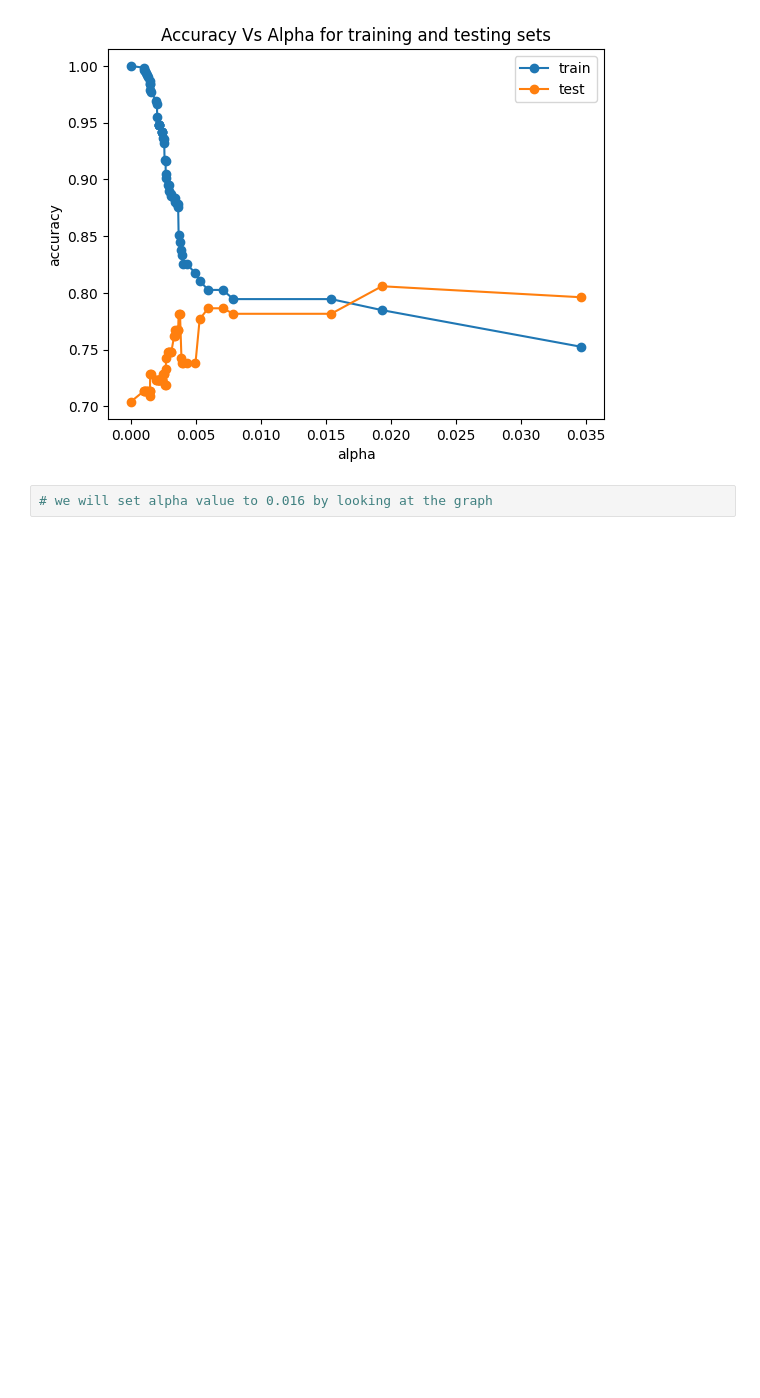
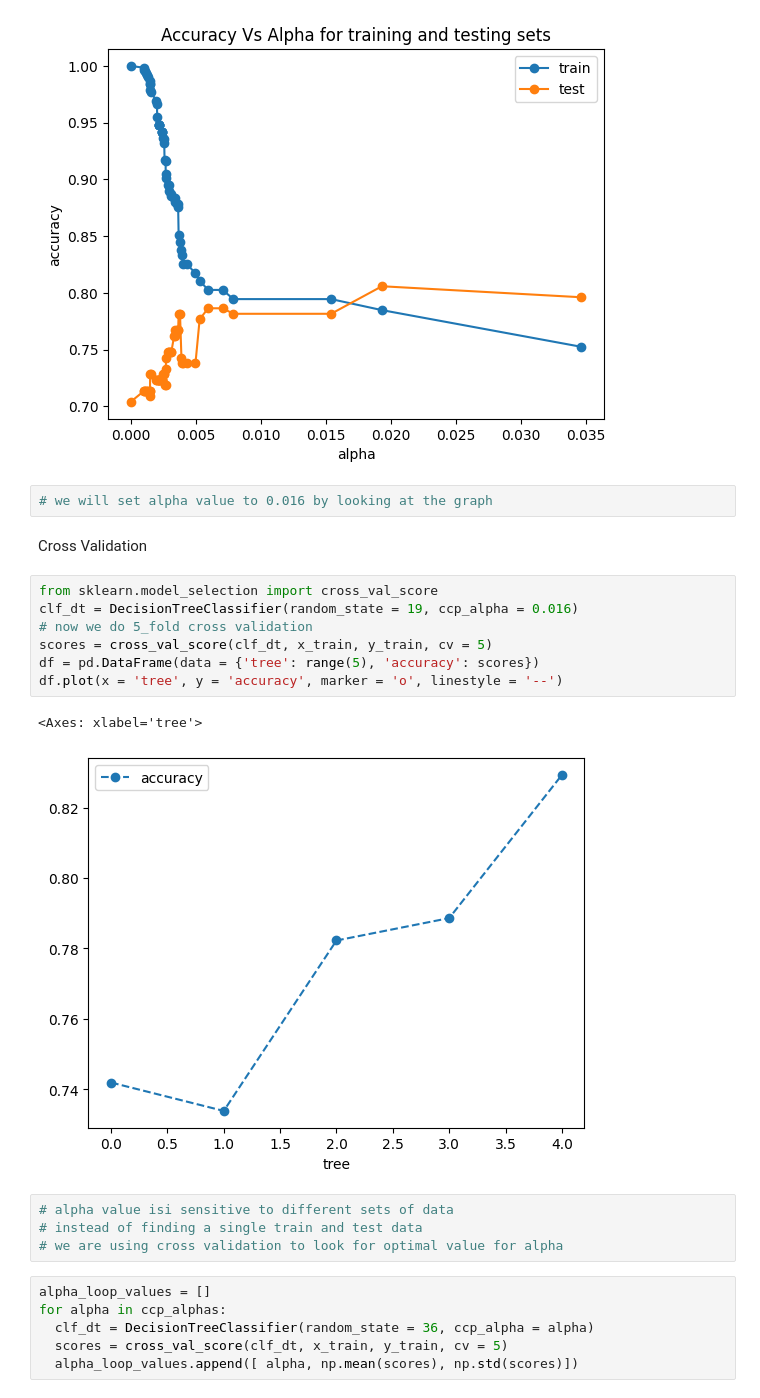
Before and after one commit to noo-nine/Machine-Learning, a Jupyter notebook: Classification_Trees.ipynb, the cells around one changed output. Drawn from its saved outputs; the diff is of its cells as text; blank space fills up the shorter version.

```diff
--- a/Classification_Trees.ipynb
+++ b/Classification_Trees.ipynb
@@ -273,3 +294,25 @@ plt.show()
 [figure]
 # %%
 # we will set alpha value to 0.016 by looking at the graph
+# %% [markdown]
+Cross Validation
+# %%
+from sklearn.model_selection import cross_val_score
+clf_dt = DecisionTreeClassifier(random_state = 19, ccp_alpha = 0.016)
+# now we do 5_fold cross validation
+scores = cross_val_score(clf_dt, x_train, y_train, cv = 5)
+df = pd.DataFrame(data = {'tree': range(5), 'accuracy': scores})
+df.plot(x = 'tree', y = 'accuracy', marker = 'o', linestyle = '--')
+# %% [output]
+<Axes: xlabel='tree'>
+[figure, added]
+# %%
+# alpha value isi sensitive to different sets of data
+# instead of finding a single train and test data
+# we are using cross validation to look for optimal value for alpha
+# %%
+alpha_loop_values = []
+for alpha in ccp_alphas:
+  clf_dt = DecisionTreeClassifier(random_state = 36, ccp_alpha = alpha)
+  scores = cross_val_score(clf_dt, x_train, y_train, cv = 5)
+  alpha_loop_values.append([ alpha, np.mean(scores), np.std(scores)])
```
Also changed, not shown: parts of 11 cells of this notebook.
